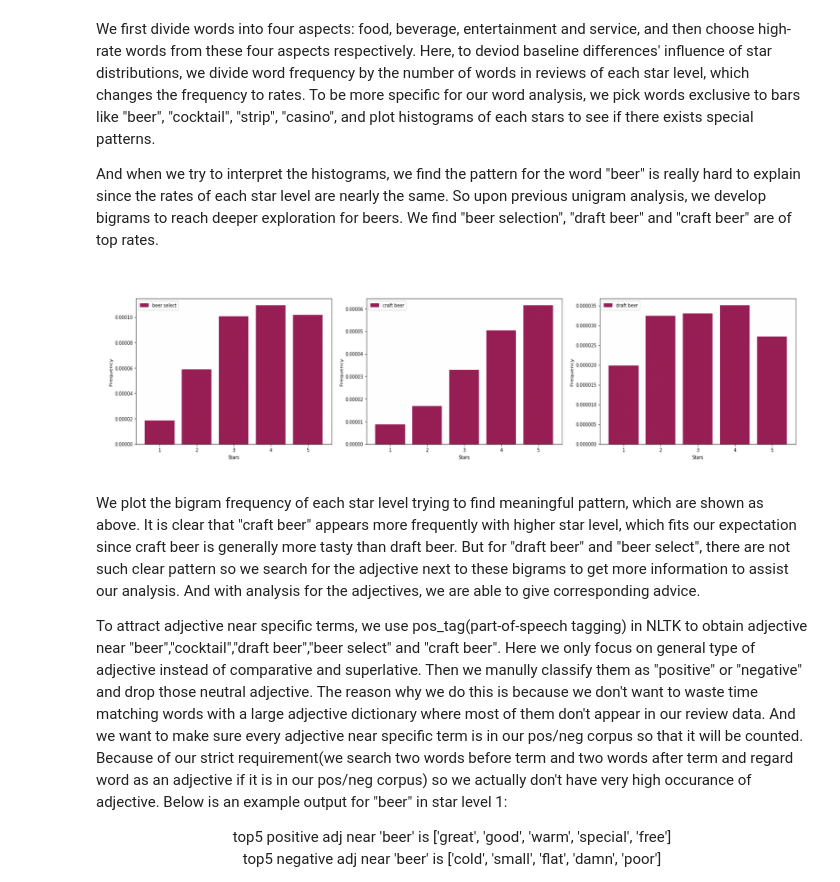
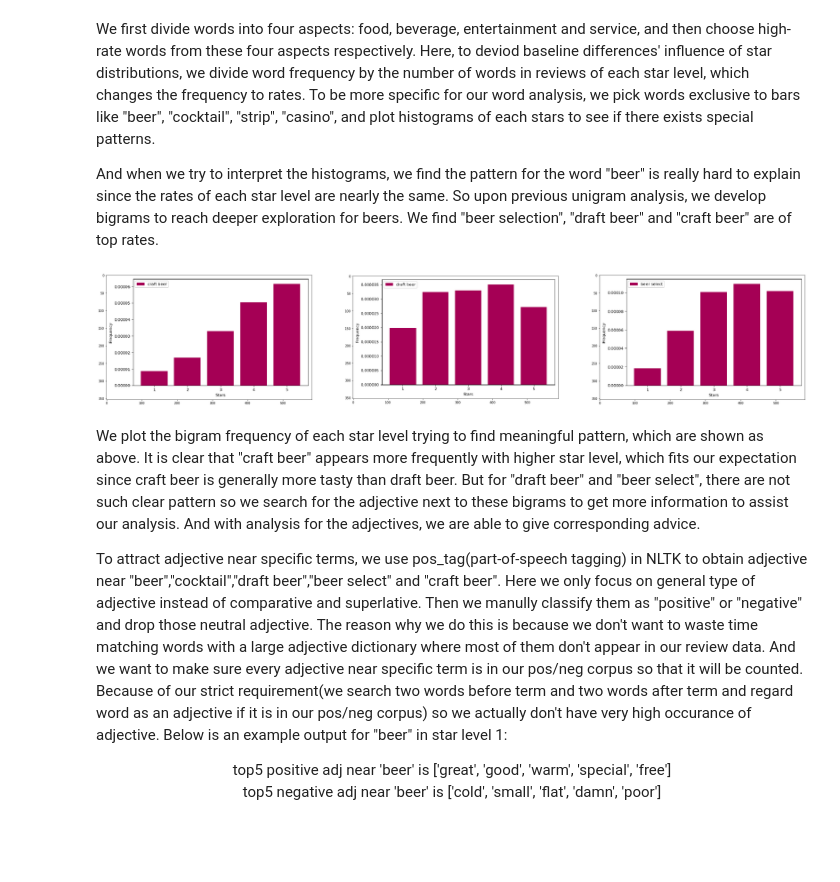
Before and after one commit to junxiazhujoy/STAT628_Module2, a Jupyter notebook: Report/REPORT_temp.ipynb, the cells around one changed output. Cells and saved outputs as stored; diff of their text form; code cells hidden in the pictures; blank space fills up the shorter version.

```diff
--- a/Report/REPORT_temp.ipynb
+++ b/Report/REPORT_temp.ipynb
@@ -79,10 +83,14 @@ The plot gives us insights about how missing value relates to ratings. We find m
 We first divide words into four aspects: food, beverage, entertainment and service, and then choose high-rate words from these four aspects respectively. Here, to deviod baseline differences' influence of star distributions, we divide word frequency by the number of words in reviews of each star level, which changes the frequency to rates. To be more specific for our word analysis, we pick words exclusive to bars like "beer", "cocktail", "strip", "casino", and plot histograms of each stars to see if there exists special patterns.
 
 And when we try to interpret the histograms, we find the pattern for the word "beer" is really hard to explain since the rates of each star level are nearly the same. So upon previous unigram analysis, we develop bigrams to reach deeper exploration for beers. We find "beer selection", "draft beer" and "craft beer" are of top rates.
-# %%
-display(Image(filename='beer_3.png'))
-# %% [output]
-[figure, removed]
+# %%
+%matplotlib inline
+rcParams['figure.figsize'] = 40 ,40
+img_A = mpimg.imread('craft_beer.png'); img_B = mpimg.imread('draft_beer.png'); img_C = mpimg.imread('beer_select.png')
+fig, ax = plt.subplots(1,3)
+ax[0].imshow(img_A);ax[1].imshow(img_B);ax[2].imshow(img_C);
+# %% [output]
+[figure, added]
 # %% [markdown]
 We plot the bigram frequency of each star level trying to find meaningful pattern, which are shown as above. It is clear that "craft beer" appears more frequently with higher star level, which fits our expectation since craft beer is generally more tasty than draft beer. But for "draft beer" and "beer select", there are not such clear pattern so we search for the adjective next to these bigrams to get more information to assist our analysis. And with analysis for the adjectives, we are able to give corresponding advice.
 
```
Also changed, not shown: parts of 2 cells of this notebook, 3 other files.
